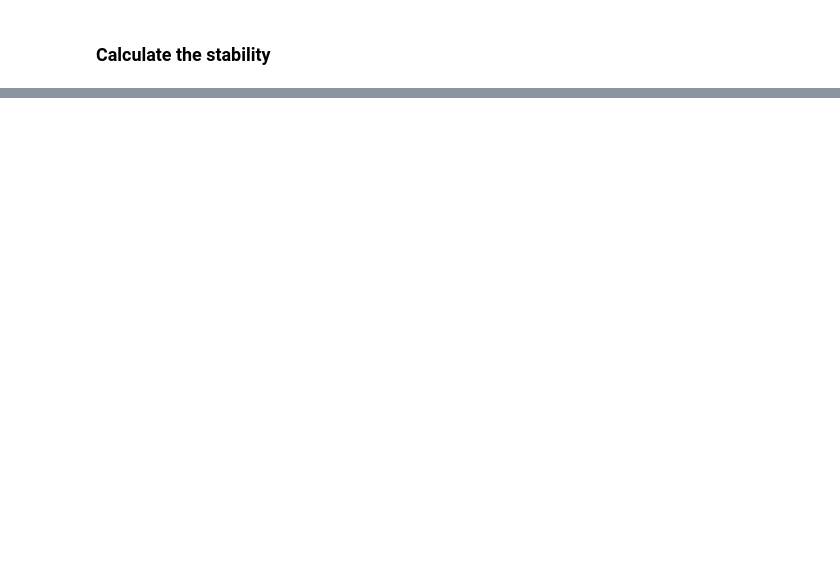
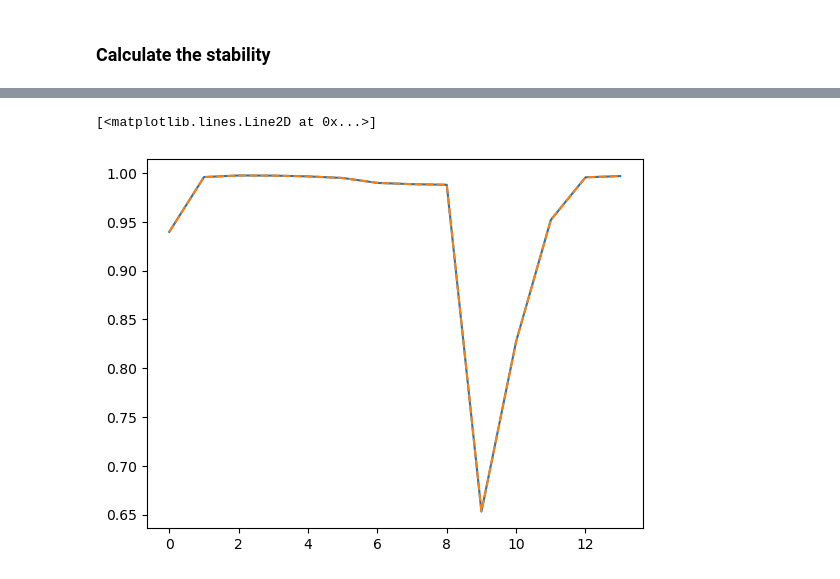
Before and after one commit to AnnieStephenson/r-place-emergence, a Jupyter notebook: tutorial.ipynb, the cells around one changed output, grey strips where cells are left out. Saved outputs shown, nothing was run; the diff lists cells and outputs as text; code cells hidden in the pictures; blank space fills up the shorter version.

Commit message:
added speedups to stability() in stability_new()

```diff
--- a/tutorial.ipynb
+++ b/tutorial.ipynb
@@ -279,8 +276,14 @@ plt.xlim([0,5000])
 # %% [markdown]
 ### Calculate the stability
 # %%
-stability_vs_time = th.stability(canvas_comp,
+stability_vs_time_new = th.stability_new(canvas_comp,
                                   save_images=False,
                                   t_lims=times_comp,
                                   save_pickle=False
                                   )
+
+stability_vs_time = th.stability_new(canvas_comp,
+                                  save_images=False,
+                                  t_lims=times_comp,
+                                  save_pickle=False
+                                  )
@@ -297,0 +324,6 @@ plt.legend()
+# %%
+plt.plot(stability_vs_time)
+plt.plot(stability_vs_time_new, '--')
+# %% [output]
+[<matplotlib.lines.Line2D at 0x...>]
+[figure, added]
```
Also changed, not shown: parts of 15 cells of this notebook, 1 other file.
